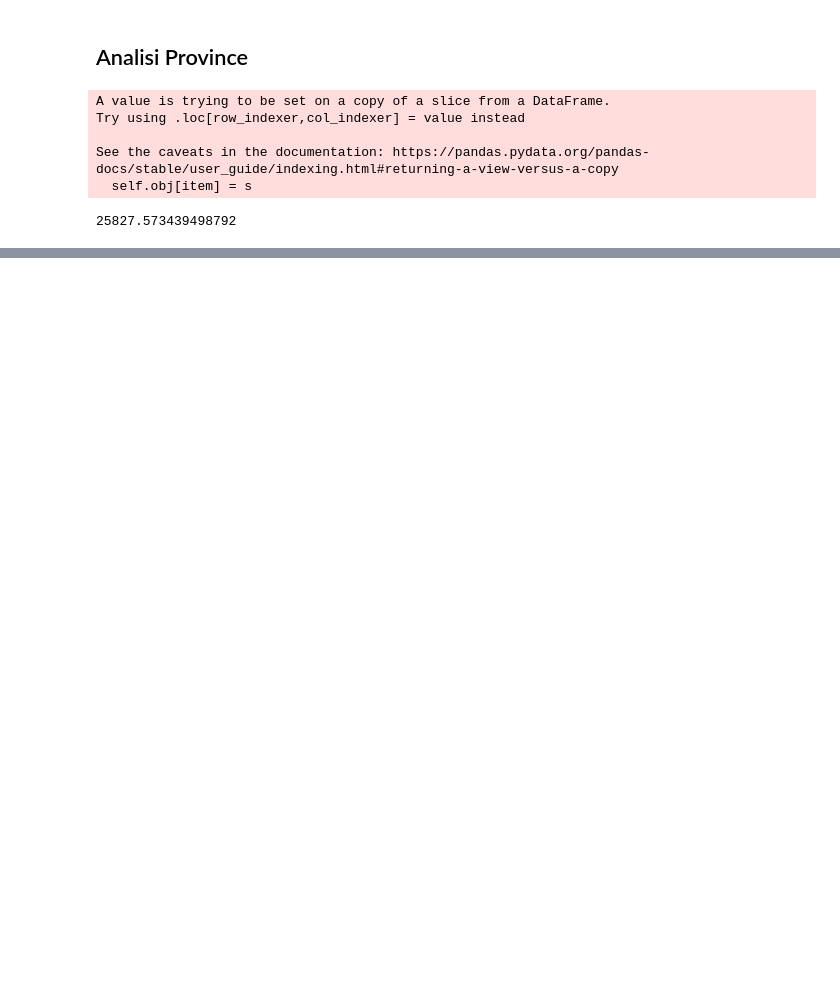
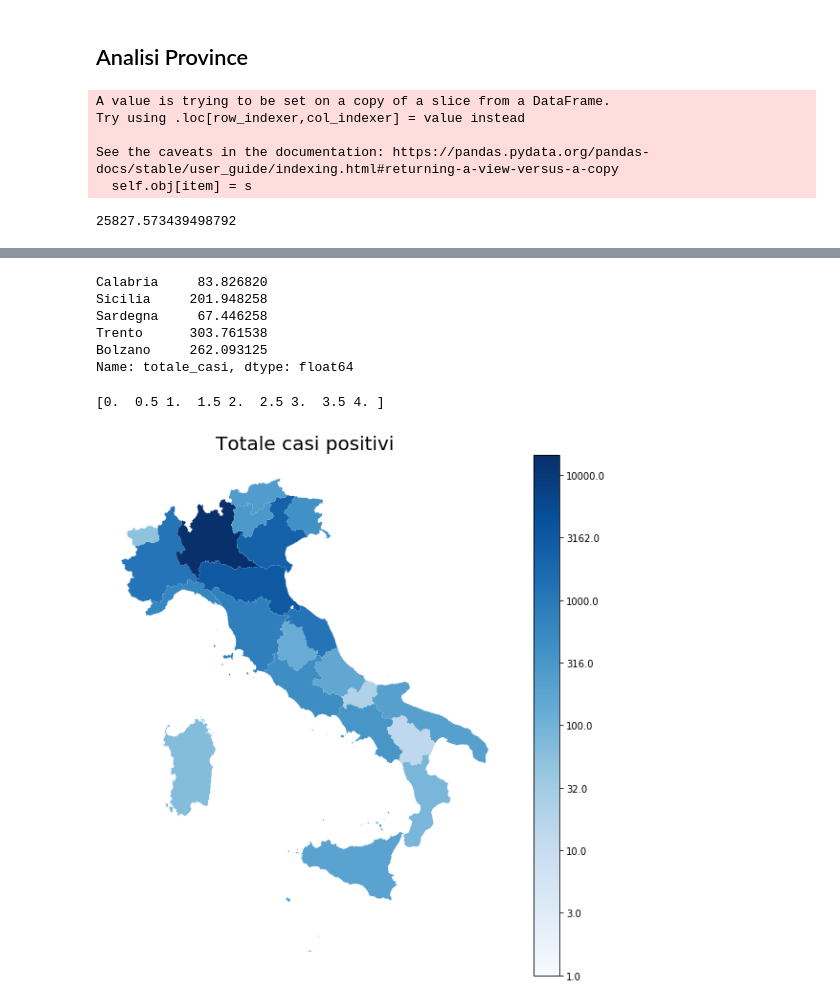
Before and after one commit to albortros/COVID-19, a Jupyter notebook: analysis/COVID.ipynb, the cells around one changed output, grey strips where cells are left out. Saved outputs shown, nothing was run; the diff lists cells and outputs as text; code cells hidden in the pictures; blank space fills up the shorter version.

```diff
--- a/analysis/COVID.ipynb
+++ b/analysis/COVID.ipynb
@@ -257,0 +270,8 @@ for reg in regioni:
+# %%
+time = max(dfr.loc[:,'data'].values) + pd.Timedelta(days=1) #+ np.timedelta64(1,'D')
+
+dfr_forecast = dfr[(dfr.data == max(dfr.data.values)) & (dfr.denominazione_regione != '')]
+dfr_forecast.loc[:,'data'] = time
+sLength = len(dfr_forecast)
+dfr_forecast = dfr_forecast.assign(std = np.zeros(sLength))
+dfr_forecast.head()
@@ -257,0 +326,2 @@ for reg in regioni:
+# %%
+dfr_forecast.loc[dfr_forecast.denominazione_regione == 'Emilia Romagna','denominazione_regione'] = 'Emilia-Romagna'
@@ -257,0 +349,39 @@ for reg in regioni:
+# %%
+mergedr = mapr_df.set_index('DEN_REG').join(dfr_forecast.set_index('denominazione_regione'))
+# %%
+mergedr = pd.concat([mergedr, merged[merged.DEN_PROV == 'Trento']])
+mergedr = pd.concat([mergedr, merged[merged.DEN_PROV == 'Bolzano']])
+mergedr.totale_casi.tail()
+#mergedr.append(merged.loc['Trento'])
+# %% [output]
+Calabria     83.826820
+Sicilia     201.948258
+Sardegna     67.446258
+Trento      303.761538
+Bolzano     262.093125
+Name: totale_casi, dtype: float64
+# %%
+mergedr['log_totale_casi'] = mergedr['totale_casi'].apply(lambda x: max(0,np.log10(x)))
+variable = 'log_totale_casi'
+vmin, vmax  = min(mergedr[variable].values), max(mergedr[variable].values)
+fig, ax = plt.subplots(1,figsize=(10,10))
+
+mergedr.plot(column = variable, cmap = 'Blues', ax = ax, legend = True);
+ax.axis('off')
+ax.set_title('Totale casi positivi', fontdict={'fontsize':'20'})
+#scale = plt.cm.ScalarMappable(cmap ='Blues', norm = plt.Normalize(vmin=vmin, vmax=vmax))
+#cbar = fig.colorbar(scale)
+
+colourbar = ax.get_figure().get_axes()[1]
+
+# Get numerical values of yticks, assuming a linear range between vmin and vmax:
+yticks = colourbar.get_yticks()
+#yticks = np.interp(colourbar.get_yticks(), [0,1], [vmin, vmax])
+print(yticks)
+
+# Apply some function f to each tick, where f can be your percentage conversion
+colourbar.set_yticklabels([round(10**ytick) for ytick in yticks])
+plt.savefig('map_regioni{}.png'.format(max(dfr_forecast.data).date()), dpi = 300, bbox_inches = 'tight')
+# %% [output]
+[0.  0.5 1.  1.5 2.  2.5 3.  3.5 4. ]
+[figure, added]
```
Also changed, not shown: parts of 12 cells of this notebook, 49 other files.
